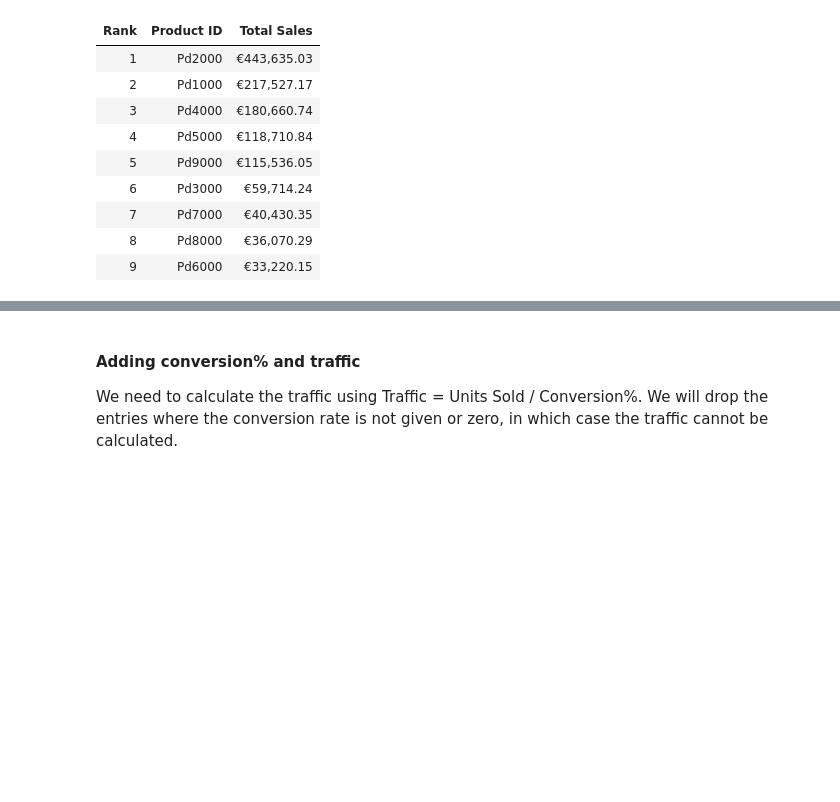
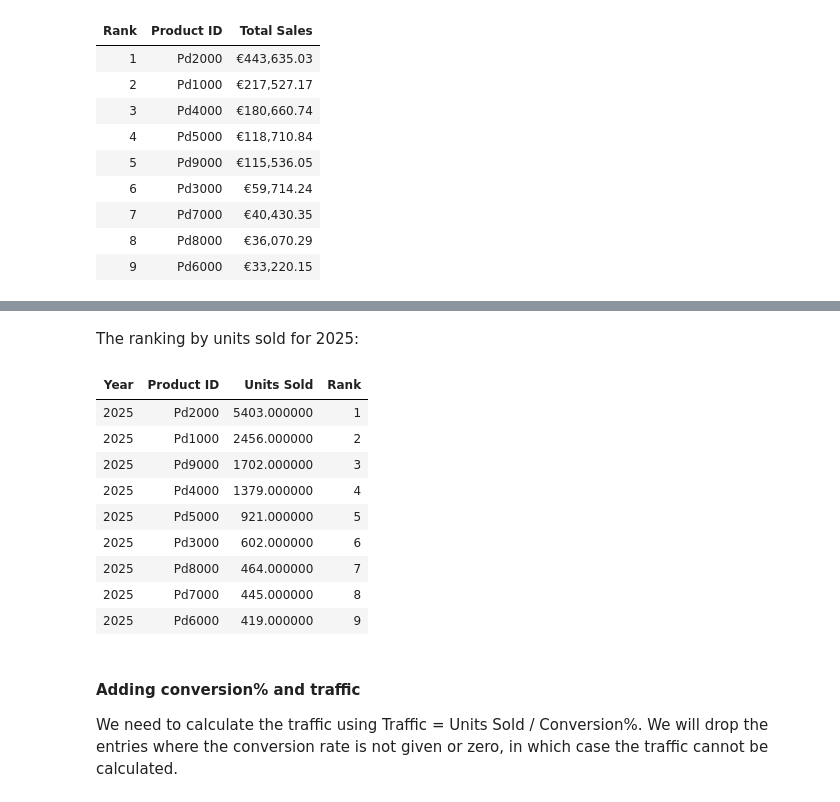
Before and after one commit to kseniyapiven/eCom, a Jupyter notebook: notebooks/analysis.ipynb, the cells around one changed output, grey strips where cells are left out. Saved outputs shown, nothing was run; the diff lists cells and outputs as text; code cells hidden in the pictures; blank space fills up the shorter version.

```diff
--- a/notebooks/analysis.ipynb
+++ b/notebooks/analysis.ipynb
@@ -313,3 +345,18 @@ display(format_sales(ranked_2025).style.hide(axis='index'))
+# %% [markdown]
+The ranking by units sold for 2025:
+# %%
+display(ranking_by_units_2025.sort_values('Rank').style.hide(axis='index'))
+# %% [output]
+| Year | Product ID | Units Sold | Rank |
+| 2025 | Pd2000 | 5403.000000 | 1 |
+| 2025 | Pd1000 | 2456.000000 | 2 |
+| 2025 | Pd9000 | 1702.000000 | 3 |
+| 2025 | Pd4000 | 1379.000000 | 4 |
+| 2025 | Pd5000 | 921.000000 | 5 |
+| 2025 | Pd3000 | 602.000000 | 6 |
+| 2025 | Pd8000 | 464.000000 | 7 |
+| 2025 | Pd7000 | 445.000000 | 8 |
+| 2025 | Pd6000 | 419.000000 | 9 |
 # %% [markdown]
 #### Adding conversion% and traffic
 
```
Also changed, not shown: parts of 13 cells of this notebook.
